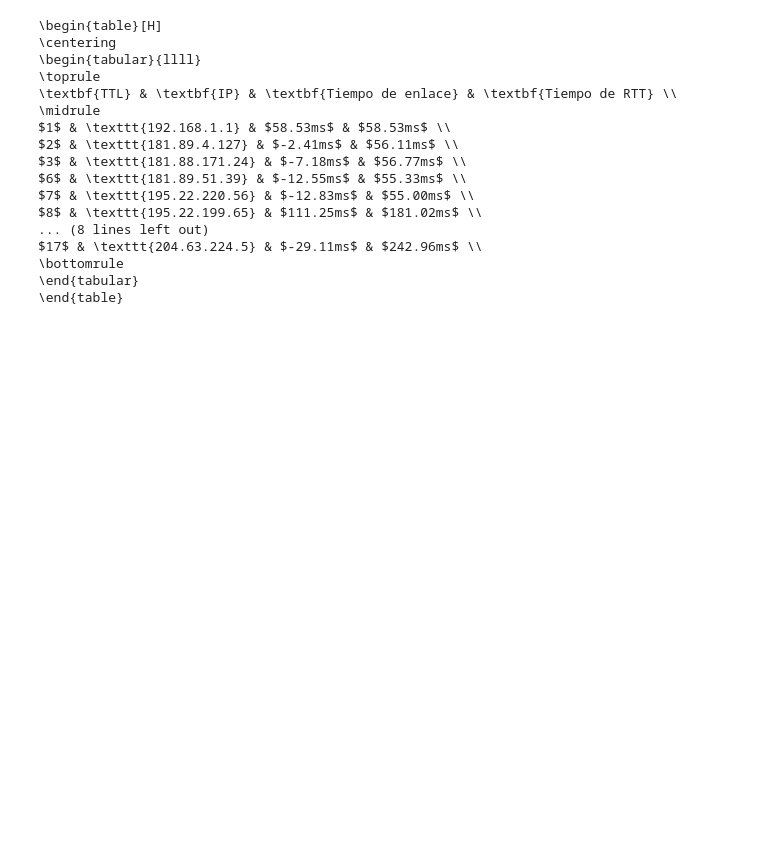
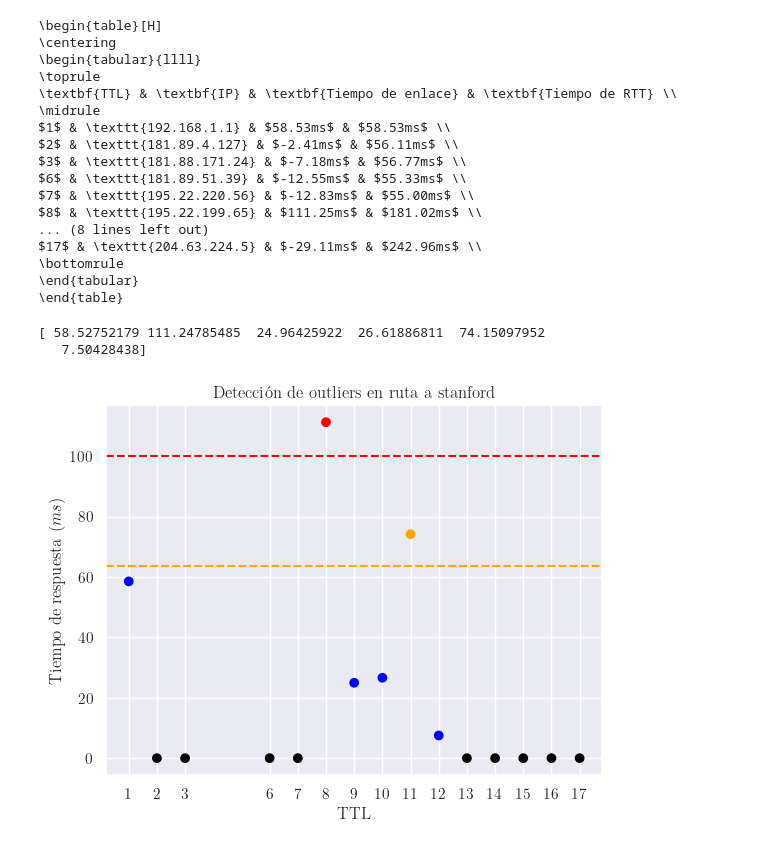
Before and after one commit to sponja23/tdc-tp2, a Jupyter notebook: testing.ipynb, the cells around one changed output. Saved outputs shown, nothing was run; the diff lists cells and outputs as text; code cells hidden in the pictures; blank space fills up the shorter version.

Commit message:
Gráficos de outliers

```diff
--- a/testing.ipynb
+++ b/testing.ipynb
@@ -83,3 +83,23 @@ $17$ & \texttt{204.63.224.5} & $-29.11ms$ & $242.96ms$ \\
 \bottomrule
 \end{tabular}
 \end{table}
+# %%
+from matplotlib import pyplot as plt
+
+from figures.grafico_deteccion_outliers import grafico_deteccion_outliers
+from stats import average_route
+
+fig, ax = plt.subplots()
+
+destination = "stanford"
+samples = destination_samples[destination]
+
+grafico_deteccion_outliers(
+    destination, average_route(samples), ax=ax, manual_threshold=100
+)
+
+fig.savefig(f"outliers/outliers_{destination}.pdf", format="pdf")
+# %% [output]
+[ 58.52752179 111.24785485  24.96425922  26.61886811  74.15097952
+   7.50428438]
+[figure, added]
```
Also changed, not shown: 6 other files.
